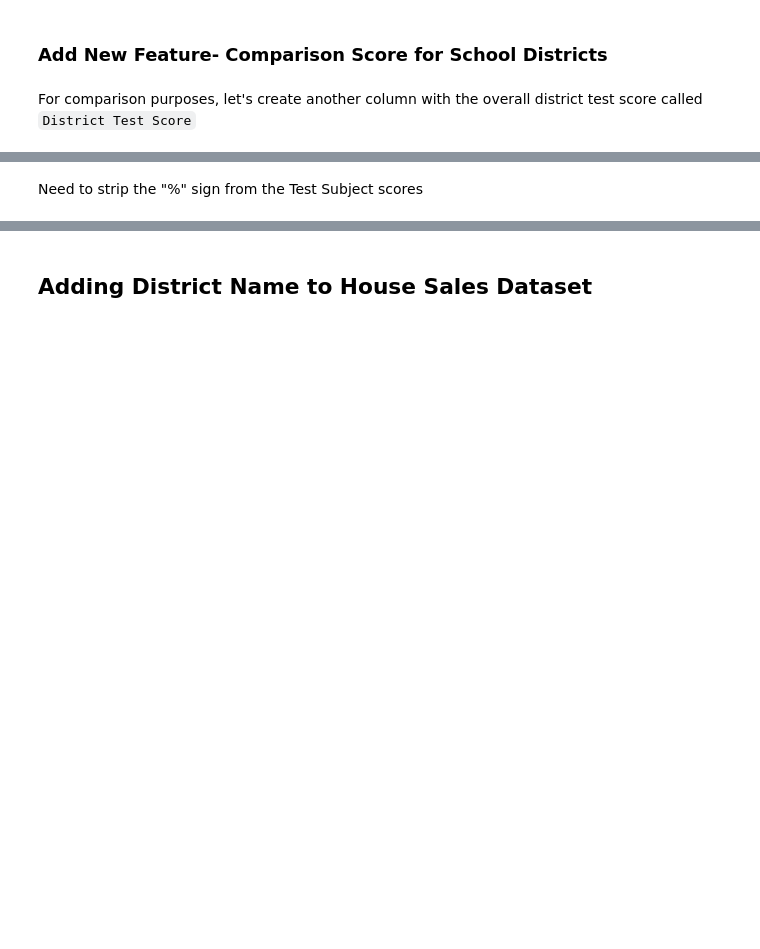
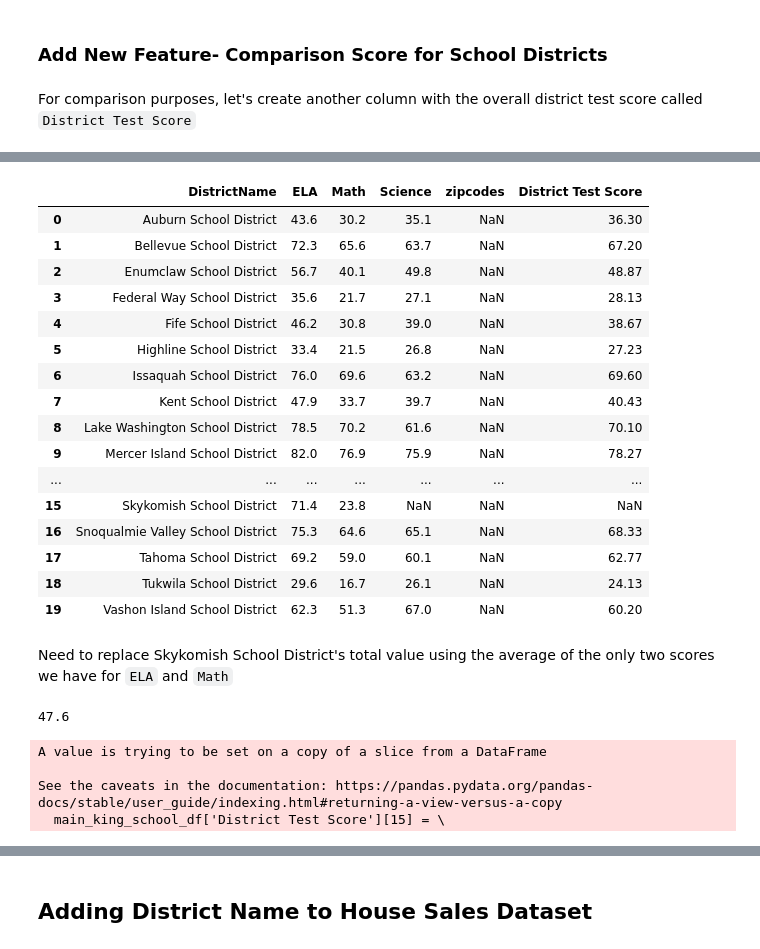
Before and after one commit to aokdata/King-County-House-Sales-, a Jupyter notebook: Data Preparation and Cleaning Notebook.ipynb, the cells around one changed output, grey strips where cells are left out. Saved outputs shown, nothing was run; the diff lists cells and outputs as text; code cells hidden in the pictures; blank space fills up the shorter version.

Commit message:
updated data prep/clean

```diff
--- a/Data Preparation and Cleaning Notebook.ipynb
+++ b/Data Preparation and Cleaning Notebook.ipynb
@@ -457,3 +483,12 @@ main_king_school_df.head()
 ### Add New Feature- Comparison Score for School Districts
 # %% [markdown]
 For comparison purposes, let's create another column with the overall district test score called `District Test Score`
+# %%
+#First we need to strip the "%" sign from the Test Subject scores
+main_king_school_df = main_king_school_df.apply(lambda x: x.str.strip('%'))
+# %%
+#Replace Skykomish School District Science value "Suppressed: N<10" with "0" as a placeholder
+main_king_school_df.replace(to_replace='Suppressed: N<10', value= 'NaN', inplace=True)
+# %%
+#Turn our ELA, Math, and Science values into floats
+main_king_school_df[['ELA','Math','Science']] = main_king_school_df[['ELA','Math','Science']].astype(float)
@@ -460,2 +515,39 @@ For comparison purposes, let's create another column with the overall district t
+# %%
+#Create For Loop for adding `District Test Score` column to corresponding Districts
+for index, district in enumerate(main_king_school_df['DistrictName']):
+    main_king_school_df.loc[index,'District Test Score'] = round((main_king_school_df['ELA'][index] +\
+    main_king_school_df['Math'][index] + main_king_school_df['Science'][index])/3, 2)
+# %%
+main_king_school_df
+# %% [output]
+|  | DistrictName | ELA | Math | Science | zipcodes | District Test Score |
+| 0 | Auburn School District | 43.6 | 30.2 | 35.1 | NaN | 36.30 |
+| 1 | Bellevue School District | 72.3 | 65.6 | 63.7 | NaN | 67.20 |
+| 2 | Enumclaw School District | 56.7 | 40.1 | 49.8 | NaN | 48.87 |
+| 3 | Federal Way School District | 35.6 | 21.7 | 27.1 | NaN | 28.13 |
+| 4 | Fife School District | 46.2 | 30.8 | 39.0 | NaN | 38.67 |
+| 5 | Highline School District | 33.4 | 21.5 | 26.8 | NaN | 27.23 |
+| 6 | Issaquah School District | 76.0 | 69.6 | 63.2 | NaN | 69.60 |
+| 7 | Kent School District | 47.9 | 33.7 | 39.7 | NaN | 40.43 |
+| 8 | Lake Washington School District | 78.5 | 70.2 | 61.6 | NaN | 70.10 |
+| 9 | Mercer Island School District | 82.0 | 76.9 | 75.9 | NaN | 78.27 |
+| ... | ... | ... | ... | ... | ... | ... |
+| 15 | Skykomish School District | 71.4 | 23.8 | NaN | NaN | NaN |
+| 16 | Snoqualmie Valley School District | 75.3 | 64.6 | 65.1 | NaN | 68.33 |
+| 17 | Tahoma School District | 69.2 | 59.0 | 60.1 | NaN | 62.77 |
+| 18 | Tukwila School District | 29.6 | 16.7 | 26.1 | NaN | 24.13 |
+| 19 | Vashon Island School District | 62.3 | 51.3 | 67.0 | NaN | 60.20 |
+# %% [markdown]
+Need to replace Skykomish School District's total value using the average of the only two scores we have for `ELA` and `Math`
+# %%
+(main_king_school_df['ELA'][15] + main_king_school_df['Math'][15])/2
+# %% [output]
+47.6
 # %%
-# main_king_school_df['District Test Score'] = main_king_school_df[['ELA', 'Math','Science']].mean()
+main_king_school_df['District Test Score'][15] = \
+(main_king_school_df['ELA'][15] + main_king_school_df['Math'][15])/2
+# %% [output]
+A value is trying to be set on a copy of a slice from a DataFrame
+
+See the caveats in the documentation: https://pandas.pydata.org/pandas-docs/stable/user_guide/indexing.html#returning-a-view-versus-a-copy
+  main_king_school_df['District Test Score'][15] = \
@@ -465,2 +553,0 @@ For comparison purposes, let's create another column with the overall district t
-# %% [markdown]
-Need to strip the "%" sign from the Test Subject scores
```
Also changed, not shown: parts of 22 cells of this notebook.
